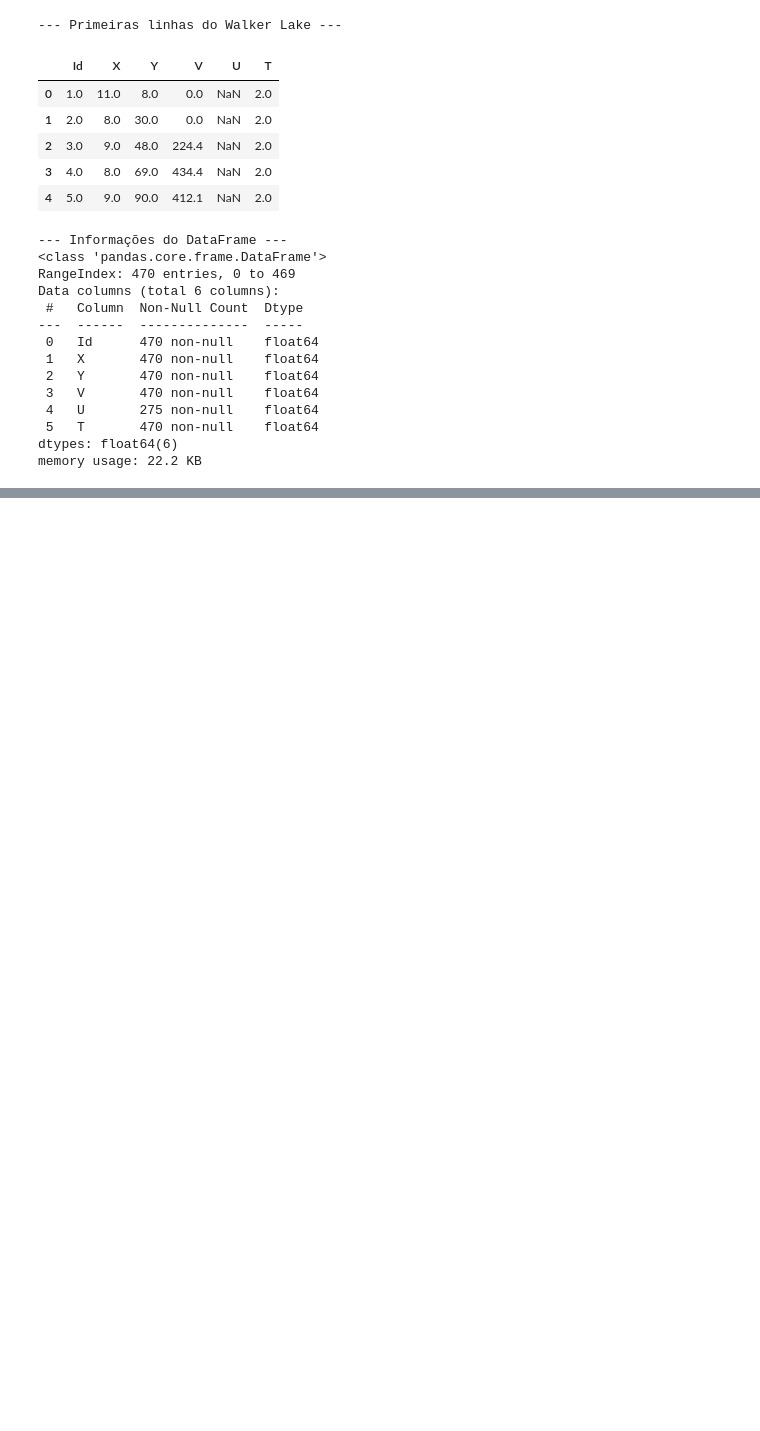
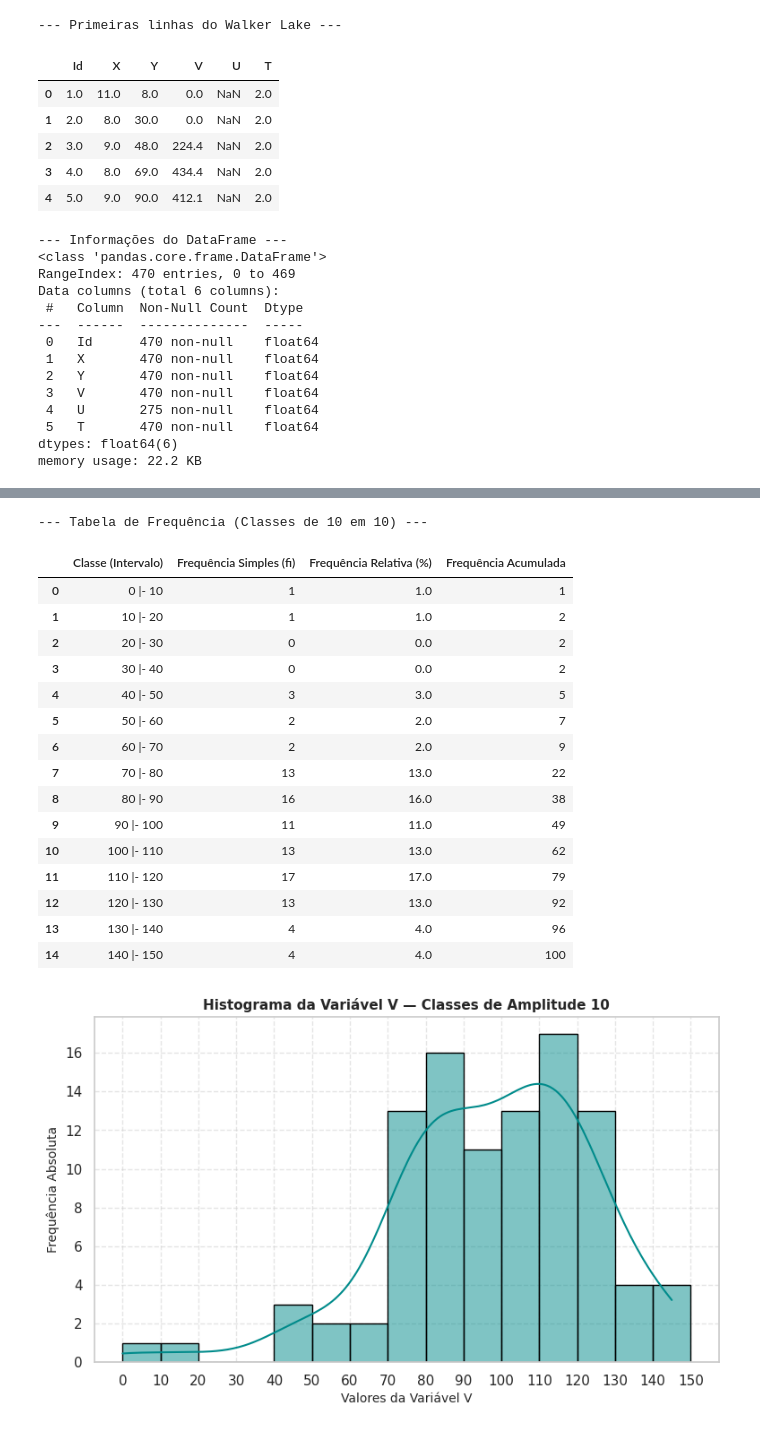
Before and after one commit to julianovale/geoestatistica, a Jupyter notebook: 001_geoestatistica.ipynb, the cells around one changed output, grey strips where cells are left out. Saved outputs shown, nothing was run; the diff lists cells and outputs as text; code cells hidden in the pictures; blank space fills up the shorter version.

```diff
--- a/001_geoestatistica.ipynb
+++ b/001_geoestatistica.ipynb
@@ -80,0 +240,75 @@ memory usage: 22.2 KB
+# %%
+import matplotlib.pyplot as plt
+import numpy as np
+import pandas as pd
+import seaborn as sns
+
+# Transformando a matriz 10x10 em um vetor unidimensional (100 elementos)
+v_values = v_matrix.flatten()
+
+# 1. Definindo os limites das classes de 10 em 10
+# Descobrimos o valor mínimo e máximo para abranger todos os dados
+v_min = np.floor(v_values.min() / 10) * 10  # Arredonda para baixo (ex: 0.0)
+v_max = (
+    np.ceil(v_values.max() / 10) * 10
+)  # Arredonda para cima (ex: 150.0)
+
+# Cria um array de 10 em 10: [0, 10, 20, 30, ..., 150]
+bin_edges = np.arange(v_min, v_max + 10, 10)
+
+# 2. Criação da Tabela de Frequência com os bins de tamanho 10
+counts, _ = np.histogram(v_values, bins=bin_edges)
+
+tabela_freq = pd.DataFrame(
+    {
+        "Classe (Intervalo)": [
+            f"{bin_edges[i]:.0f} |- {bin_edges[i+1]:.0f}"
+            for i in range(len(bin_edges) - 1)
+        ],
+        "Frequência Simples (fi)": counts,
+        "Frequência Relativa (%)": (counts / counts.sum()) * 100,
+        "Frequência Acumulada": np.cumsum(counts),
+    }
+)
+
+print("--- Tabela de Frequência (Classes de 10 em 10) ---")
+display(tabela_freq)
+
+# 3. Plotagem do Histograma usando exatamente os mesmos limites (bins)
+plt.figure(figsize=(9, 5))
+sns.histplot(
+    v_values, bins=bin_edges, kde=True, color="darkcyan", edgecolor="black"
+)
+
+plt.title(
+    "Histograma da Variável V — Classes de Amplitude 10",
+    fontsize=11,
+    weight="bold",
+)
+plt.xlabel("Valores da Variável V", fontsize=10)
+plt.ylabel("Frequência Absoluta", fontsize=10)
+
+# Ajusta os ticks do eixo X para mostrar cada marcação de 10 em 10
+plt.xticks(bin_edges)
+
+plt.grid(True, linestyle="--", alpha=0.5)
+plt.show()
+# %% [output]
+--- Tabela de Frequência (Classes de 10 em 10) ---
+|  | Classe (Intervalo) | Frequência Simples (fi) | Frequência Relativa (%) | Frequência Acumulada |
+| 0 | 0 |- 10 | 1 | 1.0 | 1 |
+| 1 | 10 |- 20 | 1 | 1.0 | 2 |
+| 2 | 20 |- 30 | 0 | 0.0 | 2 |
+| 3 | 30 |- 40 | 0 | 0.0 | 2 |
+| 4 | 40 |- 50 | 3 | 3.0 | 5 |
+| 5 | 50 |- 60 | 2 | 2.0 | 7 |
+| 6 | 60 |- 70 | 2 | 2.0 | 9 |
+| 7 | 70 |- 80 | 13 | 13.0 | 22 |
+| 8 | 80 |- 90 | 16 | 16.0 | 38 |
+| 9 | 90 |- 100 | 11 | 11.0 | 49 |
+| 10 | 100 |- 110 | 13 | 13.0 | 62 |
+| 11 | 110 |- 120 | 17 | 17.0 | 79 |
+| 12 | 120 |- 130 | 13 | 13.0 | 92 |
+| 13 | 130 |- 140 | 4 | 4.0 | 96 |
+| 14 | 140 |- 150 | 4 | 4.0 | 100 |
+[figure, added]
```
Also changed, not shown: parts of 7 cells of this notebook.
